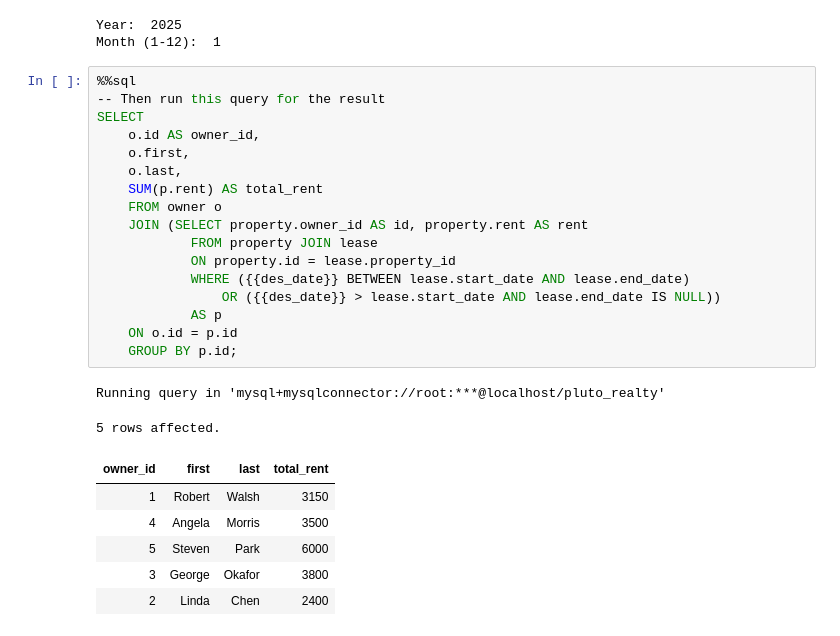
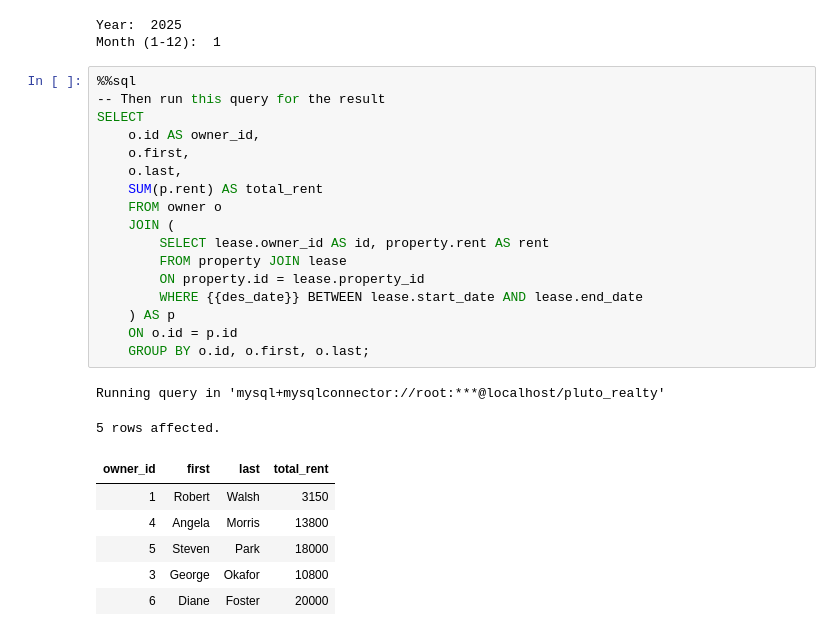
Before and after one commit to alazzar1/Database-Management-Project-CMSC-461-, a Jupyter notebook: Queries_n_Reports.ipynb, the cells around one changed output. Drawn from its saved outputs; the diff is of its cells as text.

```diff
--- a/Queries_n_Reports.ipynb
+++ b/Queries_n_Reports.ipynb
@@ -199,26 +261,26 @@ Month (1-12):  1
 # %%
 %%sql
 -- Then run this query for the result
 SELECT
     o.id AS owner_id,
     o.first,
     o.last,
     SUM(p.rent) AS total_rent
     FROM owner o
-    JOIN (SELECT property.owner_id AS id, property.rent AS rent
-            FROM property JOIN lease
-            ON property.id = lease.property_id
-            WHERE ({{des_date}} BETWEEN lease.start_date AND lease.end_date)
-                OR ({{des_date}} > lease.start_date AND lease.end_date IS NULL))
-            AS p
+    JOIN (
+        SELECT lease.owner_id AS id, property.rent AS rent
+        FROM property JOIN lease
+        ON property.id = lease.property_id
+        WHERE {{des_date}} BETWEEN lease.start_date AND lease.end_date
+    ) AS p
     ON o.id = p.id
-    GROUP BY p.id;
+    GROUP BY o.id, o.first, o.last;
 # %% [output]
 Running query in 'mysql+mysqlconnector://root:***@localhost/pluto_realty'
 5 rows affected.
 | owner_id | first | last | total_rent |
 | 1 | Robert | Walsh | 3150 |
-| 4 | Angela | Morris | 3500 |
-| 5 | Steven | Park | 6000 |
-| 3 | George | Okafor | 3800 |
-| 2 | Linda | Chen | 2400 |
+| 4 | Angela | Morris | 13800 |
+| 5 | Steven | Park | 18000 |
+| 3 | George | Okafor | 10800 |
+| 6 | Diane | Foster | 20000 |
```
Also changed, not shown: parts of 19 cells of this notebook, 7 other files.
